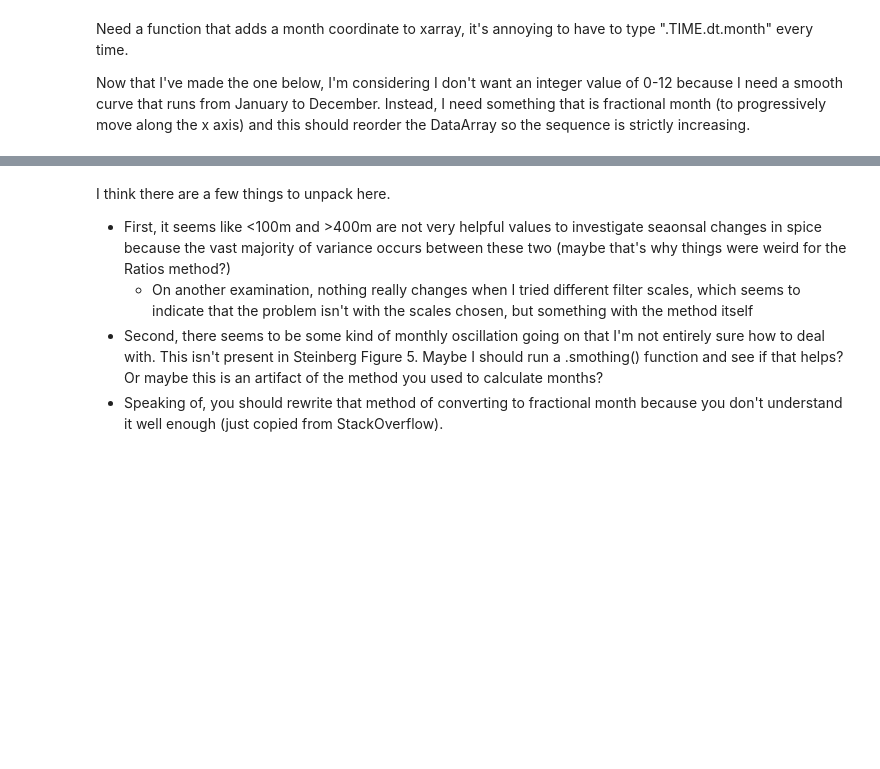
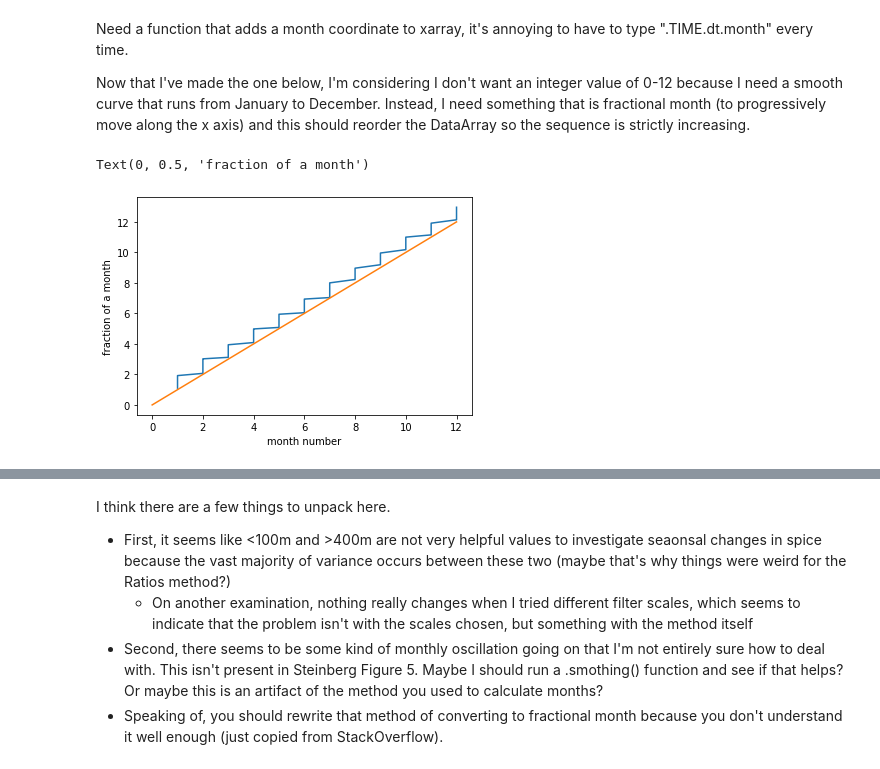
Before and after one commit to ocean-transport/argo-intern, a Jupyter notebook: steinberg.ipynb, the cells around one changed output, grey strips where cells are left out. Drawn from its saved outputs; the diff is of its cells as text; code cells hidden in the pictures; blank space fills up the shorter version.

```diff
--- a/steinberg.ipynb
+++ b/steinberg.ipynb
@@ -62,15 +52,25 @@ prof_lf = float_z.SPICE**2      - ef.get_MV(float_z,l2,variable='SPICE')
+# %%
+MKE0_v = EKE1
+MKE1_v = MKE1 - MKE2
+MKE2_v = MKE2 - MKE3
+MKE3_v = MKE3
+
+EKE0_v = EKE1
+EKE1_v = EKE2 - EKE1
+EKE2_v = EKE3 - EKE2
+EKE3_v = MKE3
 # %% [markdown]
 Need a function that adds a month coordinate to xarray, it's annoying to have to type ".TIME.dt.month" every time.
 
 Now that I've made the one below, I'm considering I don't want an integer value of 0-12 because I need a smooth curve that runs from January to December. Instead, I need something that is fractional month (to progressively move along the x axis) and this should reorder the DataArray so the sequence is strictly increasing.
 # %%
 def add_month(ds, variable='TIME'):
-    copy = ds
-    copy['frac_day']   = (copy['TIME'] - pd.to_datetime(copy['TIME'].dt.date)).dt.seconds / (24 * 3600)
-    copy['frac_month'] = (copy['TIME'].dt.day + copy['frac_day'] - 1)/ copy['TIME'].dt.days_in_month
+
+    ds['frac_day'] = ds.TIME.dt.day + (ds.TIME.dt.hour / 24) + (ds.TIME.dt.minute / (24*60)) + (ds.TIME.dt.minute / (24*60*60))
+    ds['frac_month'] = ds.TIME.dt.month + (ds.frac_day / ds.TIME.dt.days_in_month)
 
     month_li = []
     for i in range(0,len(ds.N_PROF)):
-        month_li.append(int(ds.isel(N_PROF=i).TIME.dt.month.values)+copy.isel(N_PROF=i).frac_month)
+        month_li.append(ds.isel(N_PROF=i).TIME.dt.month)
 
     return ds.assign_coords(month=('N_PROF',month_li))
@@ -87,3 +97,11 @@ prof_lf = float_lf.sortby('month')
+# %%
+plt.plot(MKE0_v.month, MKE0_v.frac_month)
+plt.plot([0,12],[0,12])
+plt.xlabel('month number')
+plt.ylabel('fraction of a month')
+# %% [output]
+Text(0, 0.5, 'fraction of a month')
+[figure, added]
 # %%
 month_labels=['J','F','M','A','M','J','J','A','S','O','N','D']
 # %%
```
Also changed, not shown: parts of 8 cells of this notebook.
